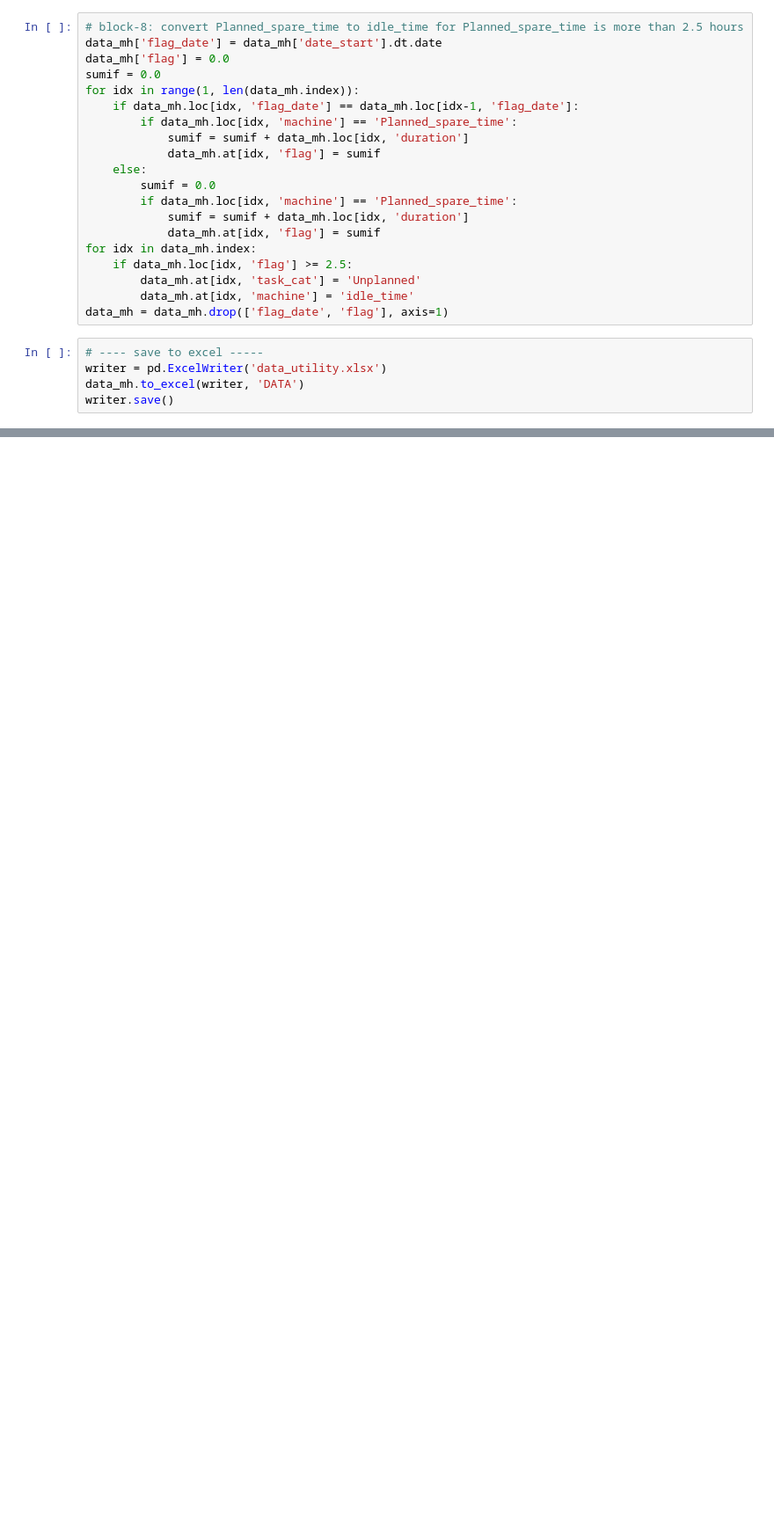
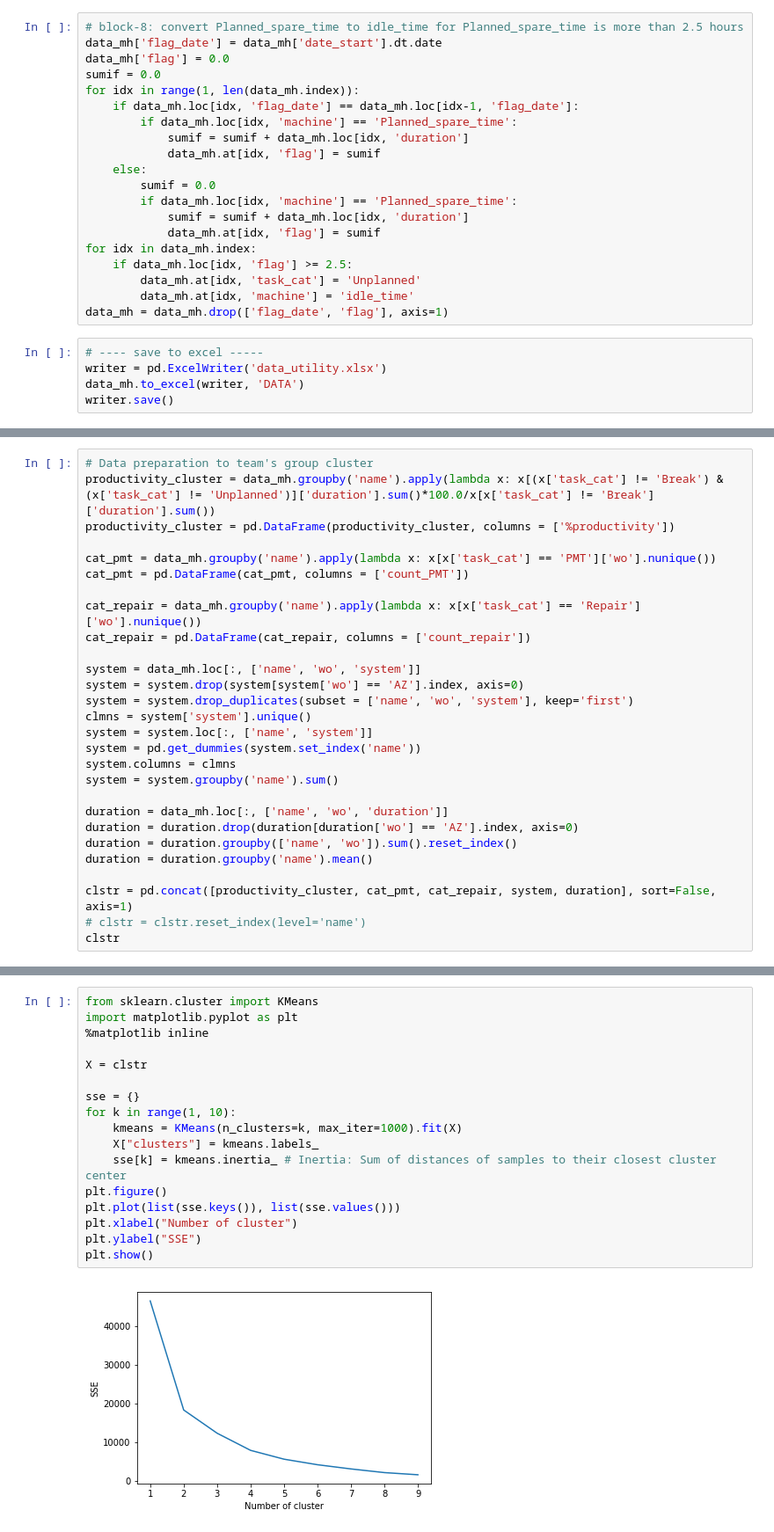
Before and after one commit to fahimhm/GITVBAReport, a Jupyter notebook: data_utility.ipynb, the cells around one changed output, grey strips where cells are left out. Shown: that part at 88% size. Saved outputs shown, nothing was run; the diff lists cells and outputs as text; blank space fills up the shorter version.

Commit message:
6-2-2019 laptop clustering still not ok

```diff
--- a/data_utility.ipynb
+++ b/data_utility.ipynb
@@ -277,3 +261,31 @@ Loading BokehJS ...
 [interactive output not drawn]
 [interactive output not drawn]
 [interactive output not drawn]
+# %%
+# Data preparation to team's group cluster
+productivity_cluster = data_mh.groupby('name').apply(lambda x: x[(x['task_cat'] != 'Break') & (x['task_cat'] != 'Unplanned')]['duration'].sum()*100.0/x[x['task_cat'] != 'Break']['duration'].sum())
+productivity_cluster = pd.DataFrame(productivity_cluster, columns = ['%productivity'])
+
+cat_pmt = data_mh.groupby('name').apply(lambda x: x[x['task_cat'] == 'PMT']['wo'].nunique())
+cat_pmt = pd.DataFrame(cat_pmt, columns = ['count_PMT'])
+
+cat_repair = data_mh.groupby('name').apply(lambda x: x[x['task_cat'] == 'Repair']['wo'].nunique())
+cat_repair = pd.DataFrame(cat_repair, columns = ['count_repair'])
+
+system = data_mh.loc[:, ['name', 'wo', 'system']]
+system = system.drop(system[system['wo'] == 'AZ'].index, axis=0)
+system = system.drop_duplicates(subset = ['name', 'wo', 'system'], keep='first')
+clmns = system['system'].unique()
+system = system.loc[:, ['name', 'system']]
+system = pd.get_dummies(system.set_index('name'))
+system.columns = clmns
+system = system.groupby('name').sum()
+
+duration = data_mh.loc[:, ['name', 'wo', 'duration']]
+duration = duration.drop(duration[duration['wo'] == 'AZ'].index, axis=0)
+duration = duration.groupby(['name', 'wo']).sum().reset_index()
+duration = duration.groupby('name').mean()
+
+clstr = pd.concat([productivity_cluster, cat_pmt, cat_repair, system, duration], sort=False, axis=1)
+# clstr = clstr.reset_index(level='name')
+clstr
@@ -279,0 +310,19 @@ Loading BokehJS ...
+# %%
+from sklearn.cluster import KMeans
+import matplotlib.pyplot as plt
+%matplotlib inline
+
+X = clstr
+
+sse = {}
+for k in range(1, 10):
+    kmeans = KMeans(n_clusters=k, max_iter=1000).fit(X)
+    X["clusters"] = kmeans.labels_
+    sse[k] = kmeans.inertia_ # Inertia: Sum of distances of samples to their closest cluster center
+plt.figure()
+plt.plot(list(sse.keys()), list(sse.values()))
+plt.xlabel("Number of cluster")
+plt.ylabel("SSE")
+plt.show()
+# %% [output]
+[figure, added]
```
Also changed, not shown: parts of 13 cells of this notebook, 1 other file.
